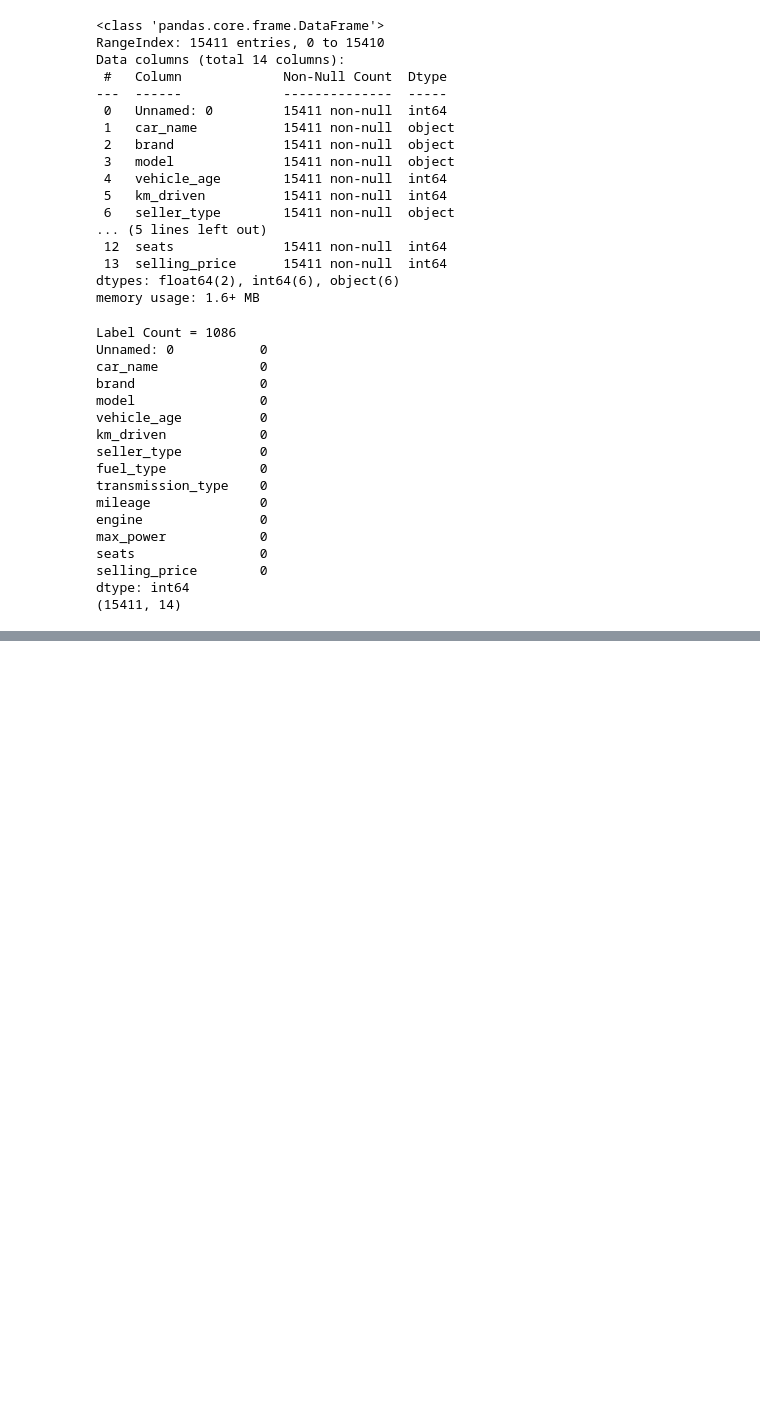
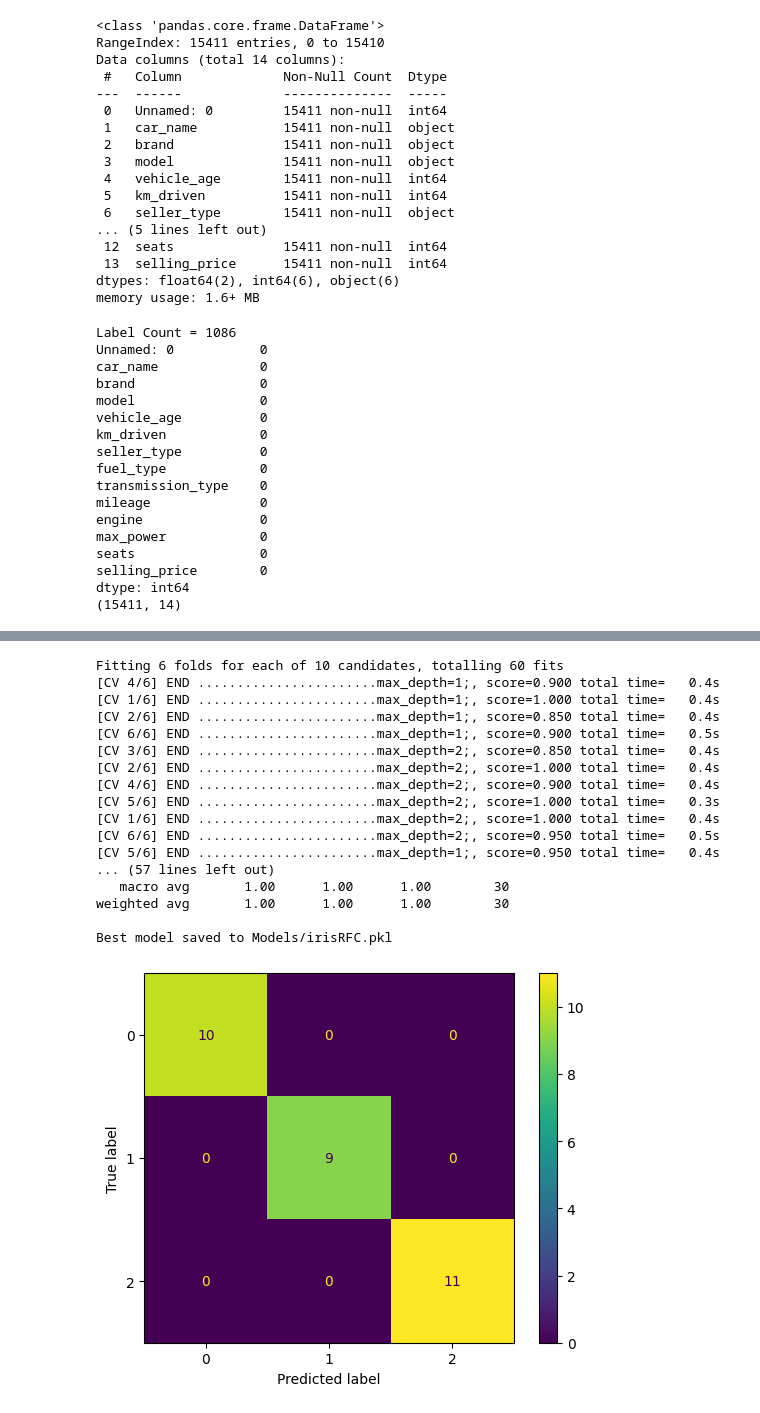
Before and after one commit to MrArthor/Big_Data_Analysis_Learning, a Jupyter notebook: Practical_Machine_Learning/Lab_Work/Assignment_5/Assignment_5.ipynb, the cells around one changed output, grey strips where cells are left out. Saved outputs shown, nothing was run; the diff lists cells and outputs as text; code cells hidden in the pictures; blank space fills up the shorter version.

```diff
--- a/Practical_Machine_Learning/Lab_Work/Assignment_5/Assignment_5.ipynb
+++ b/Practical_Machine_Learning/Lab_Work/Assignment_5/Assignment_5.ipynb
@@ -126,0 +166,17 @@ def SVR_Func(x_train, x_test, y_train, y_test, parameters, CV, Ver, name,bypass=
+# %%
+def RFC_Func(x_train, x_test, y_train, y_test, parameters, CV, Ver, name):
+    model_path = Launch_Path + name + '.pkl'
+
+    if os.path.exists(model_path):
+        print("Model already trained and saved at", model_path)
+    else:
+        classifier = RandomForestClassifier()
+        grid_search = GridSearchCV(estimator=classifier, param_grid=parameters, n_jobs=-1, cv=CV, verbose=Ver)
+        grid_search.fit(x_train, y_train)
+        print(grid_search.best_params_)
+        y_pred = grid_search.predict(x_test)
+        ConfusionMatrixDisplay(confusion_matrix=confusion_matrix(y_test, y_pred)).plot()
+        print(classification_report(y_test, y_pred))
+        best_model = grid_search.best_estimator_
+        joblib.dump(best_model, model_path)
+        print("Best model saved to", model_path)
@@ -702,0 +1132,2 @@ Fitting 3 folds for each of 25 candidates, totalling 75 fits
+# %%
+parameters = [{'max_depth': [1, 2, 3, 4, 5, 6, 7, 8, 9, 10]}] #parameters for DTC
@@ -702,0 +1182,2 @@ Fitting 3 folds for each of 25 candidates, totalling 75 fits
+# %%
+x_train, x_test, y_train, y_test = eda(df_iris,'species')
@@ -702,0 +1193,21 @@ Fitting 3 folds for each of 25 candidates, totalling 75 fits
+# %%
+RFC_Func(x_train, x_test, y_train, y_test,parameters,6,3,'irisRFC') #RFC Function
+# %% [output]
+Fitting 6 folds for each of 10 candidates, totalling 60 fits
+[CV 4/6] END .......................max_depth=1;, score=0.900 total time=   0.4s
+[CV 1/6] END .......................max_depth=1;, score=1.000 total time=   0.4s
+[CV 2/6] END .......................max_depth=1;, score=0.850 total time=   0.4s
+[CV 6/6] END .......................max_depth=1;, score=0.900 total time=   0.5s
+[CV 3/6] END .......................max_depth=2;, score=0.850 total time=   0.4s
+[CV 2/6] END .......................max_depth=2;, score=1.000 total time=   0.4s
+[CV 4/6] END .......................max_depth=2;, score=0.900 total time=   0.4s
+[CV 5/6] END .......................max_depth=2;, score=1.000 total time=   0.3s
+[CV 1/6] END .......................max_depth=2;, score=1.000 total time=   0.4s
+[CV 6/6] END .......................max_depth=2;, score=0.950 total time=   0.5s
+[CV 5/6] END .......................max_depth=1;, score=0.950 total time=   0.4s
+... (57 lines left out)
+   macro avg       1.00      1.00      1.00        30
+weighted avg       1.00      1.00      1.00        30
+
+Best model saved to Models/irisRFC.pkl
+[figure, added]
```
Also changed, not shown: parts of 64 cells of this notebook.
